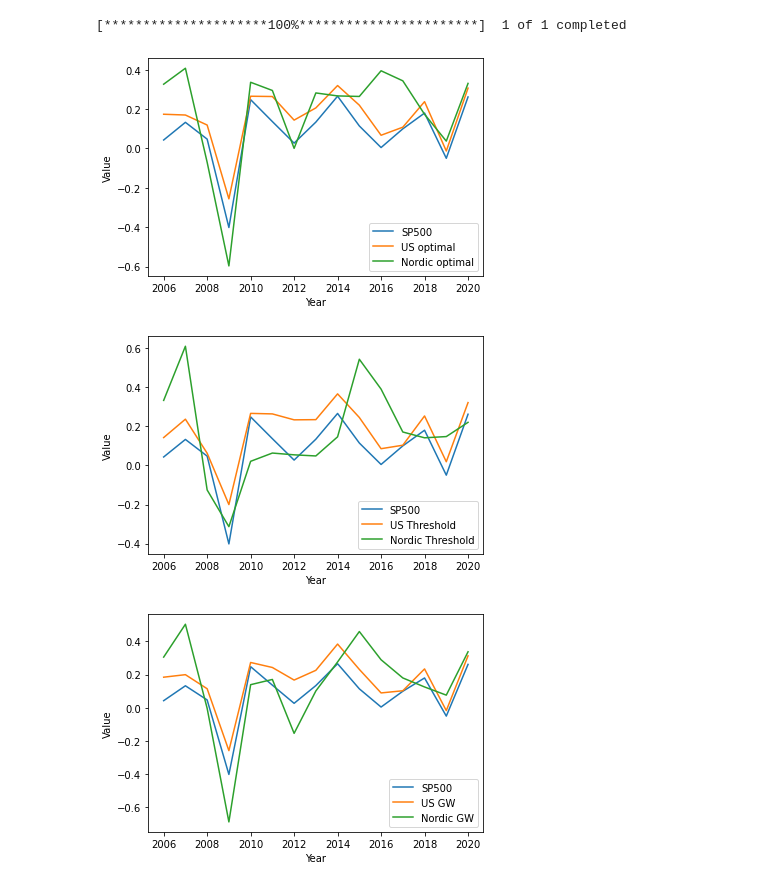
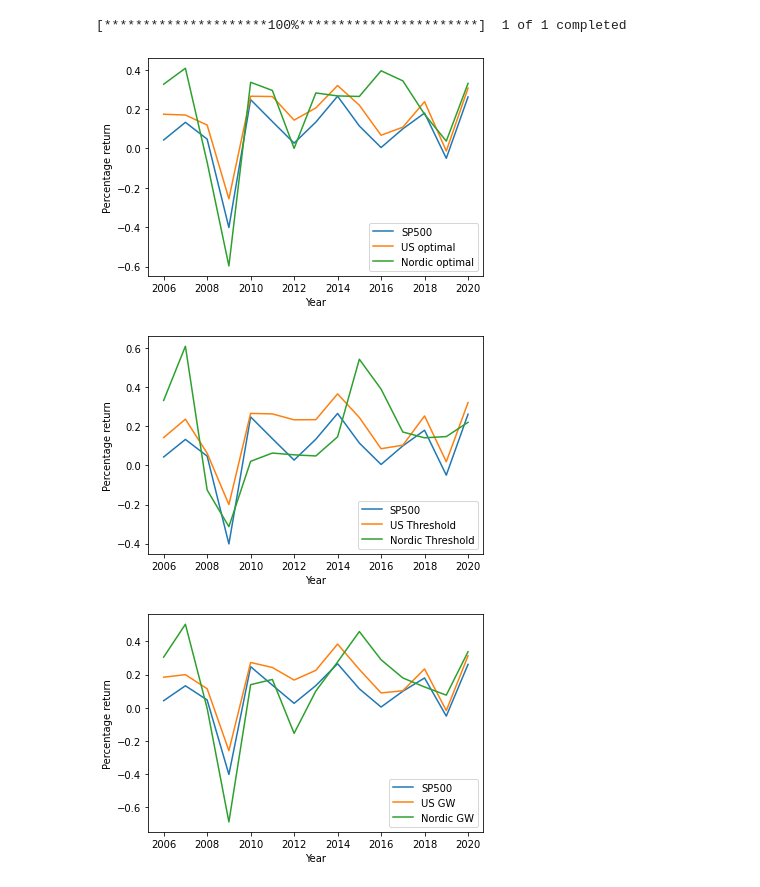
Before and after one commit to FerdinandBjerreWahl/BA, a Jupyter notebook: Backtest.ipynb, the cells around one changed output. Cells and saved outputs as stored; diff of their text form; code cells hidden in the pictures.

```diff
--- a/Backtest.ipynb
+++ b/Backtest.ipynb
@@ -448,19 +448,19 @@ years = np.linspace(2006,2020,15)
 # %%
 plt.plot(years ,pctlst, label='SP500')
 plt.plot(years,USB,label='US optimal')
 plt.plot(years,NOB,label='Nordic optimal')
 
 
 
 plt.xlabel('Year')
-plt.ylabel('Value')
+plt.ylabel('Percentage return')
 plt.legend()
 
 # Plot a red dot at the portfolio with the highest Sharpe ratio
 plt.savefig('PCT_best')
 plt.show()
 # %% [output]
-[figure, old version]
+[figure, new version]
 # %%
 plt.plot(years ,pctlst, label='SP500')
 plt.plot(years,UST,label='US Threshold')
@@ -469,14 +469,14 @@ plt.plot(years,NOT,label='Nordic Threshold')
 
 
 plt.xlabel('Year')
-plt.ylabel('Value')
+plt.ylabel('Percentage return')
 plt.legend()
 
 # Plot a red dot at the portfolio with the highest Sharpe ratio
 plt.savefig('PCT_threshold')
 plt.show()
 # %% [output]
-[figure, old version]
+[figure, new version]
 # %%
 plt.plot(years ,pctlst, label='SP500')
 plt.plot(years,USGW,label='US GW')
@@ -485,11 +485,11 @@ plt.plot(years,NOGW,label='Nordic GW')
 
 
 plt.xlabel('Year')
-plt.ylabel('Value')
+plt.ylabel('Percentage return')
 plt.legend()
 
 # Plot a red dot at the portfolio with the highest Sharpe ratio
-plt.savefig('PCT_threshold')
+plt.savefig('PCT_GW')
 plt.show()
 # %% [output]
-[figure, old version]
+[figure, new version]
```
Also changed, not shown: 3 other files.
